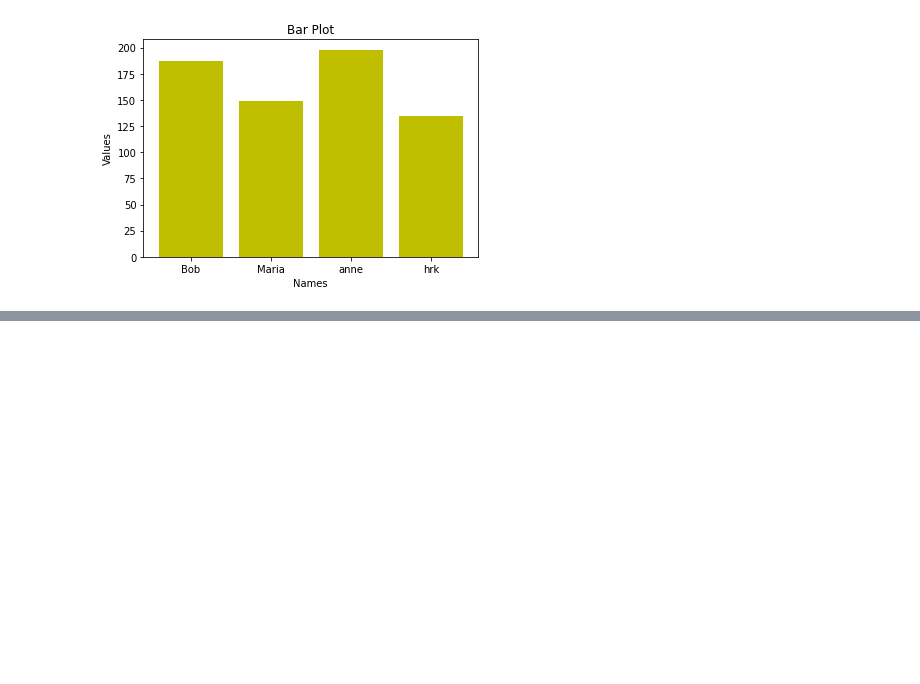
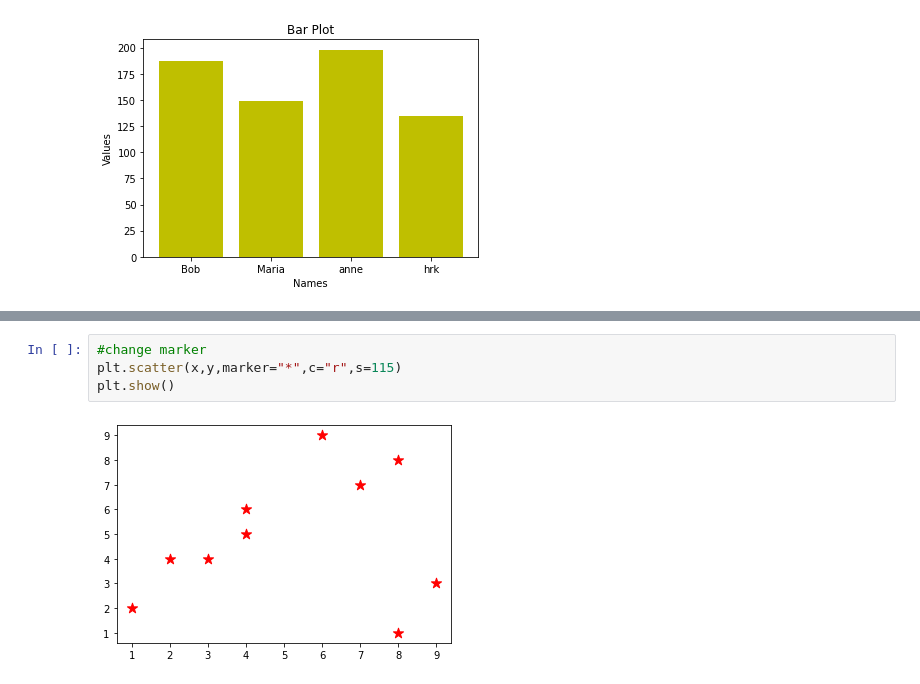
Before and after one commit to hrithikmallick/Basic_DataScience_learing, a Jupyter notebook: Matplotlib/matBasic.ipynb, the cells around one changed output, grey strips where cells are left out. Drawn from its saved outputs; the diff is of its cells as text; blank space fills up the shorter version.

```diff
--- a/Matplotlib/matBasic.ipynb
+++ b/Matplotlib/matBasic.ipynb
@@ -93,0 +112,6 @@ plt.show()
+# %%
+#change marker
+plt.scatter(x,y,marker="*",c="r",s=115)
+plt.show()
+# %% [output]
+[figure, added]
```
Also changed, not shown: parts of 16 cells of this notebook, 4 other files.
